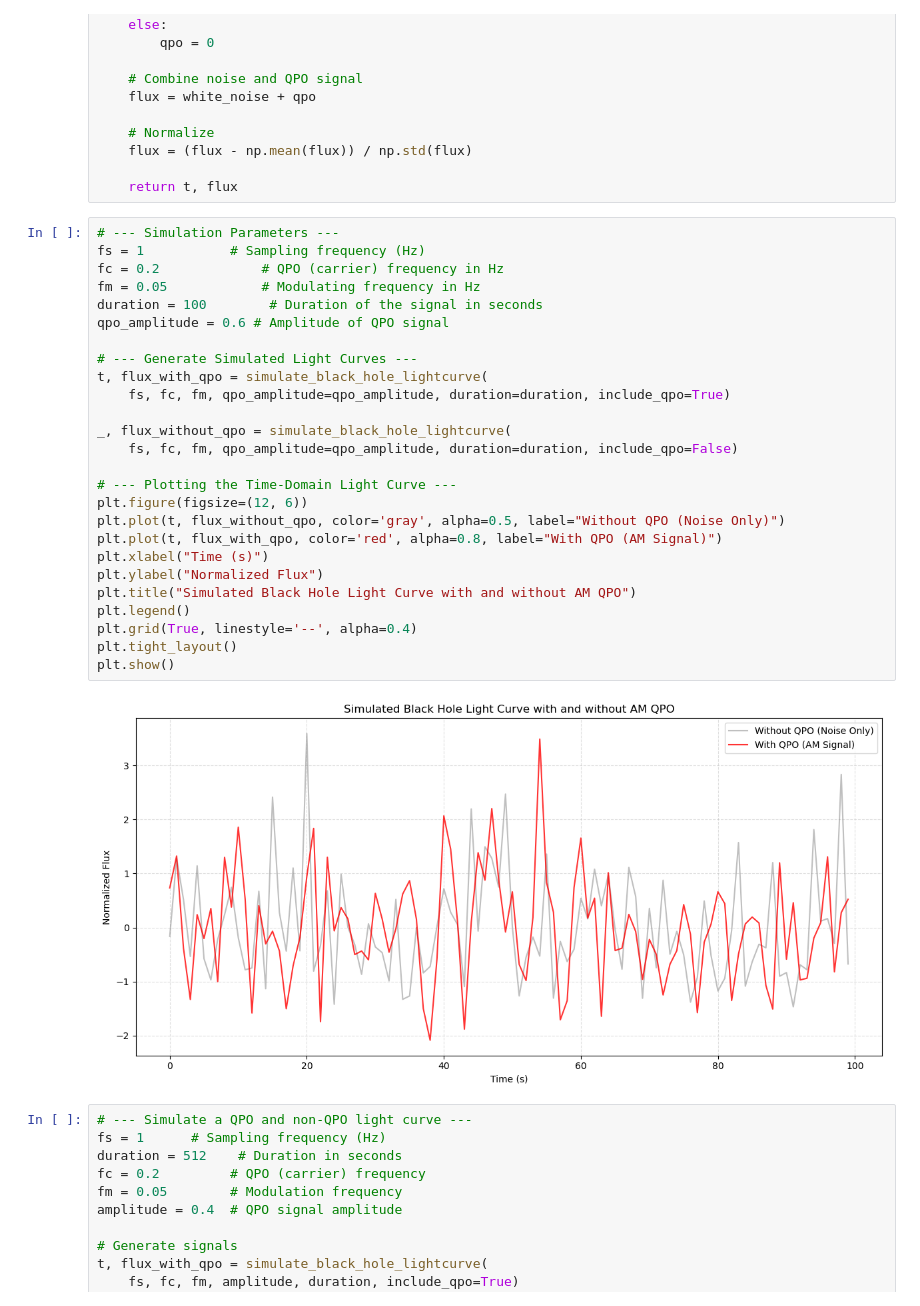
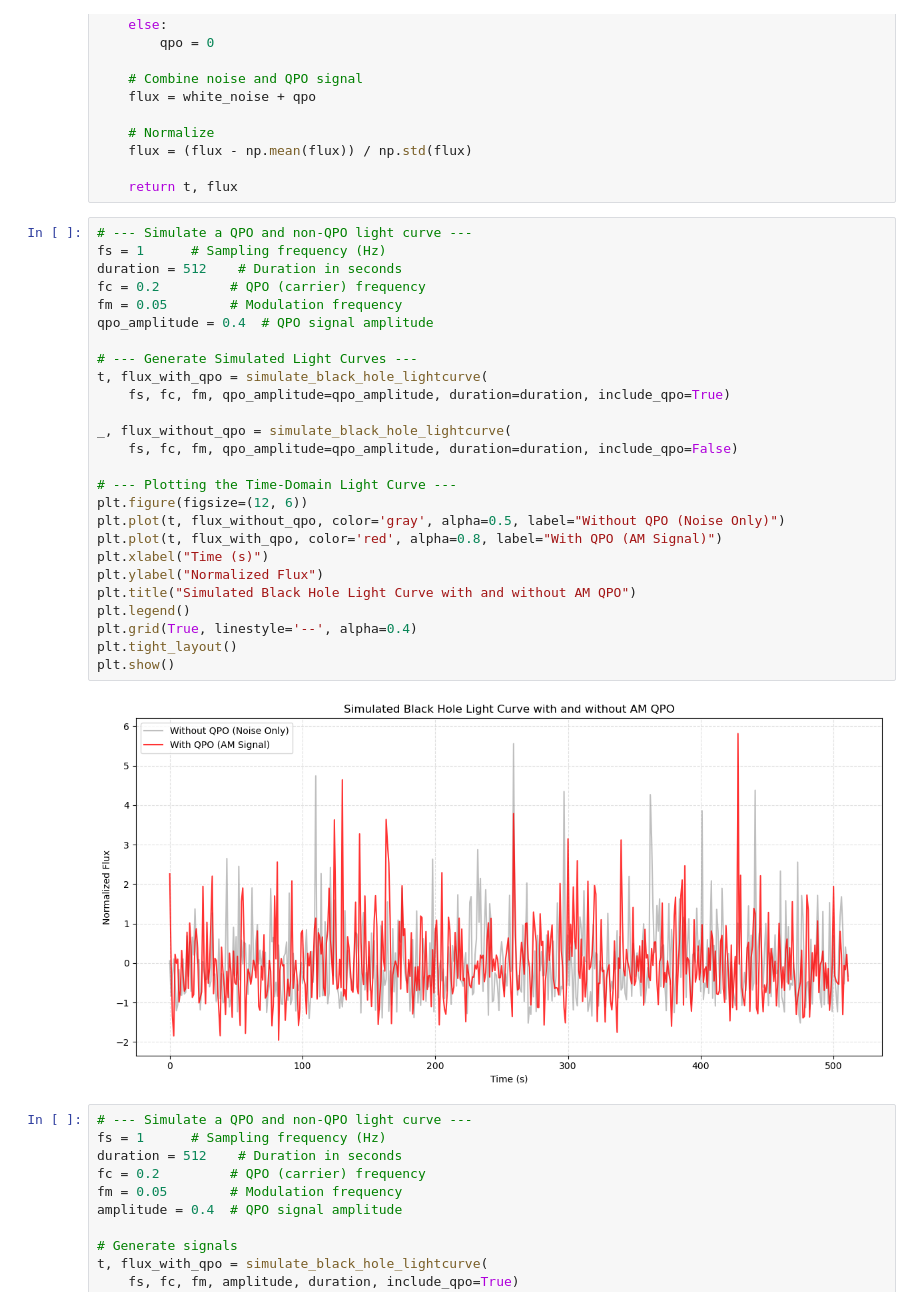
Before and after one commit to sravanth-space/ds_project, a Jupyter notebook: dataset_am_signal.ipynb, the cells around one changed output. Saved outputs shown, nothing was run; the diff lists cells and outputs as text.

```diff
--- a/dataset_am_signal.ipynb
+++ b/dataset_am_signal.ipynb
@@ -105,33 +68,33 @@ def simulate_black_hole_lightcurve(fs, fc, fm, qpo_amplitude, duration,
 
     return t, flux
 # %%
-# --- Simulation Parameters ---
-fs = 1           # Sampling frequency (Hz)
-fc = 0.2             # QPO (carrier) frequency in Hz
-fm = 0.05            # Modulating frequency in Hz
-duration = 100        # Duration of the signal in seconds
-qpo_amplitude = 0.6 # Amplitude of QPO signal
+# --- Simulate a QPO and non-QPO light curve ---
+fs = 1      # Sampling frequency (Hz)
+duration = 512    # Duration in seconds
+fc = 0.2         # QPO (carrier) frequency
+fm = 0.05        # Modulation frequency
+qpo_amplitude = 0.4  # QPO signal amplitude
 
 # --- Generate Simulated Light Curves ---
 t, flux_with_qpo = simulate_black_hole_lightcurve(
     fs, fc, fm, qpo_amplitude=qpo_amplitude, duration=duration, include_qpo=True)
 
 _, flux_without_qpo = simulate_black_hole_lightcurve(
     fs, fc, fm, qpo_amplitude=qpo_amplitude, duration=duration, include_qpo=False)
 
 # --- Plotting the Time-Domain Light Curve ---
 plt.figure(figsize=(12, 6))
 plt.plot(t, flux_without_qpo, color='gray', alpha=0.5, label="Without QPO (Noise Only)")
 plt.plot(t, flux_with_qpo, color='red', alpha=0.8, label="With QPO (AM Signal)")
 plt.xlabel("Time (s)")
 plt.ylabel("Normalized Flux")
 plt.title("Simulated Black Hole Light Curve with and without AM QPO")
 plt.legend()
 plt.grid(True, linestyle='--', alpha=0.4)
 plt.tight_layout()
 plt.show()
 # %% [output]
-[figure, old version]
+[figure, new version]
 # %%
 # --- Simulate a QPO and non-QPO light curve ---
 fs = 1      # Sampling frequency (Hz)
```
Also changed, not shown: parts of 7 cells of this notebook.
